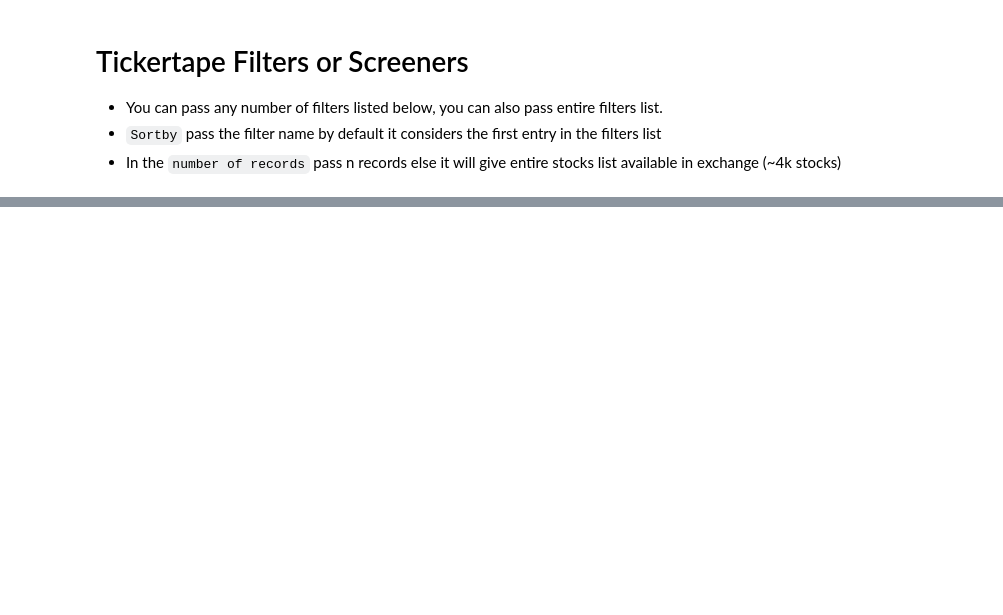
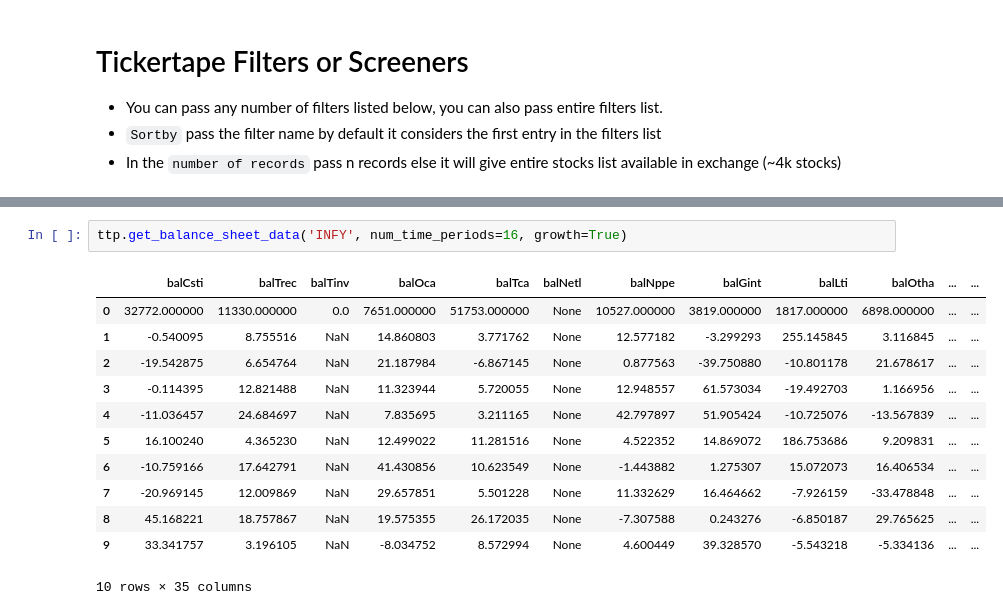
Before and after one commit to Sampad-Hegde/Bharat-SM-Data, a Jupyter notebook: examples/Fundementals_Tickertape.ipynb, the cells around one changed output, grey strips where cells are left out. Cells and saved outputs as stored; diff of their text form; blank space fills up the shorter version.

```diff
--- a/examples/Fundementals_Tickertape.ipynb
+++ b/examples/Fundementals_Tickertape.ipynb
@@ -362,0 +379,15 @@ filtered_list_df.head()
+# %%
+ttp.get_balance_sheet_data('INFY', num_time_periods=16, growth=True)
+# %% [output]
+|  | balCsti | balTrec | balTinv | balOca | balTca | balNetl | balNppe | balGint | balLti | balOtha | ... | ... |
+| 0 | 32772.000000 | 11330.000000 | 0.0 | 7651.000000 | 51753.000000 | None | 10527.000000 | 3819.000000 | 1817.000000 | 6898.000000 | ... | ... |
+| 1 | -0.540095 | 8.755516 | NaN | 14.860803 | 3.771762 | None | 12.577182 | -3.299293 | 255.145845 | 3.116845 | ... | ... |
+| 2 | -19.542875 | 6.654764 | NaN | 21.187984 | -6.867145 | None | 0.877563 | -39.750880 | -10.801178 | 21.678617 | ... | ... |
+| 3 | -0.114395 | 12.821488 | NaN | 11.323944 | 5.720055 | None | 12.948557 | 61.573034 | -19.492703 | 1.166956 | ... | ... |
+| 4 | -11.036457 | 24.684697 | NaN | 7.835695 | 3.211165 | None | 42.797897 | 51.905424 | -10.725076 | -13.567839 | ... | ... |
+| 5 | 16.100240 | 4.365230 | NaN | 12.499022 | 11.281516 | None | 4.522352 | 14.869072 | 186.753686 | 9.209831 | ... | ... |
+| 6 | -10.759166 | 17.642791 | NaN | 41.430856 | 10.623549 | None | -1.443882 | 1.275307 | 15.072073 | 16.406534 | ... | ... |
+| 7 | -20.969145 | 12.009869 | NaN | 29.657851 | 5.501228 | None | 11.332629 | 16.464662 | -7.926159 | -33.478848 | ... | ... |
+| 8 | 45.168221 | 18.757867 | NaN | 19.575355 | 26.172035 | None | -7.307588 | 0.243276 | -6.850187 | 29.765625 | ... | ... |
+| 9 | 33.341757 | 3.196105 | NaN | -8.034752 | 8.572994 | None | 4.600449 | 39.328570 | -5.543218 | -5.334136 | ... | ... |
+10 rows × 35 columns
```
Also changed, not shown: parts of 21 cells of this notebook, 22 other files.
